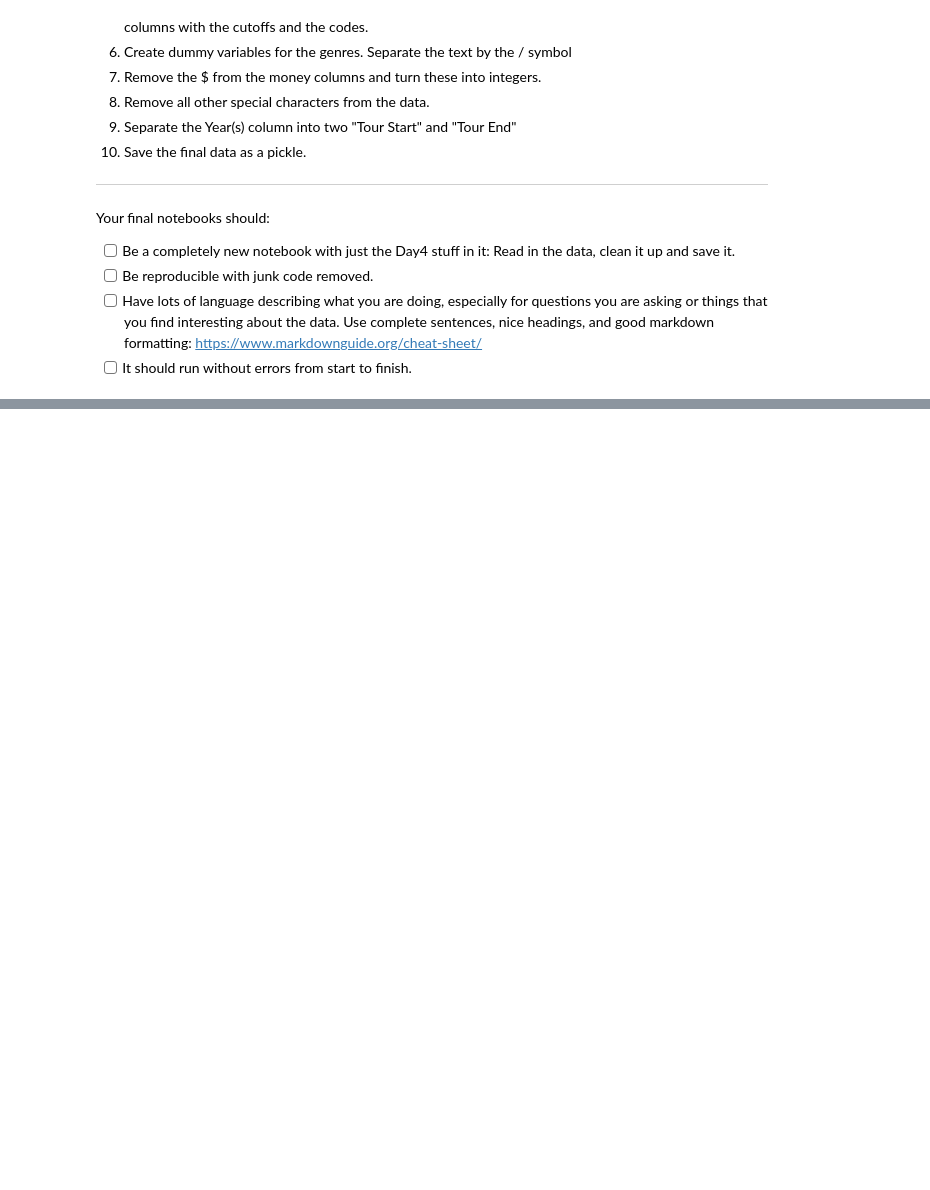
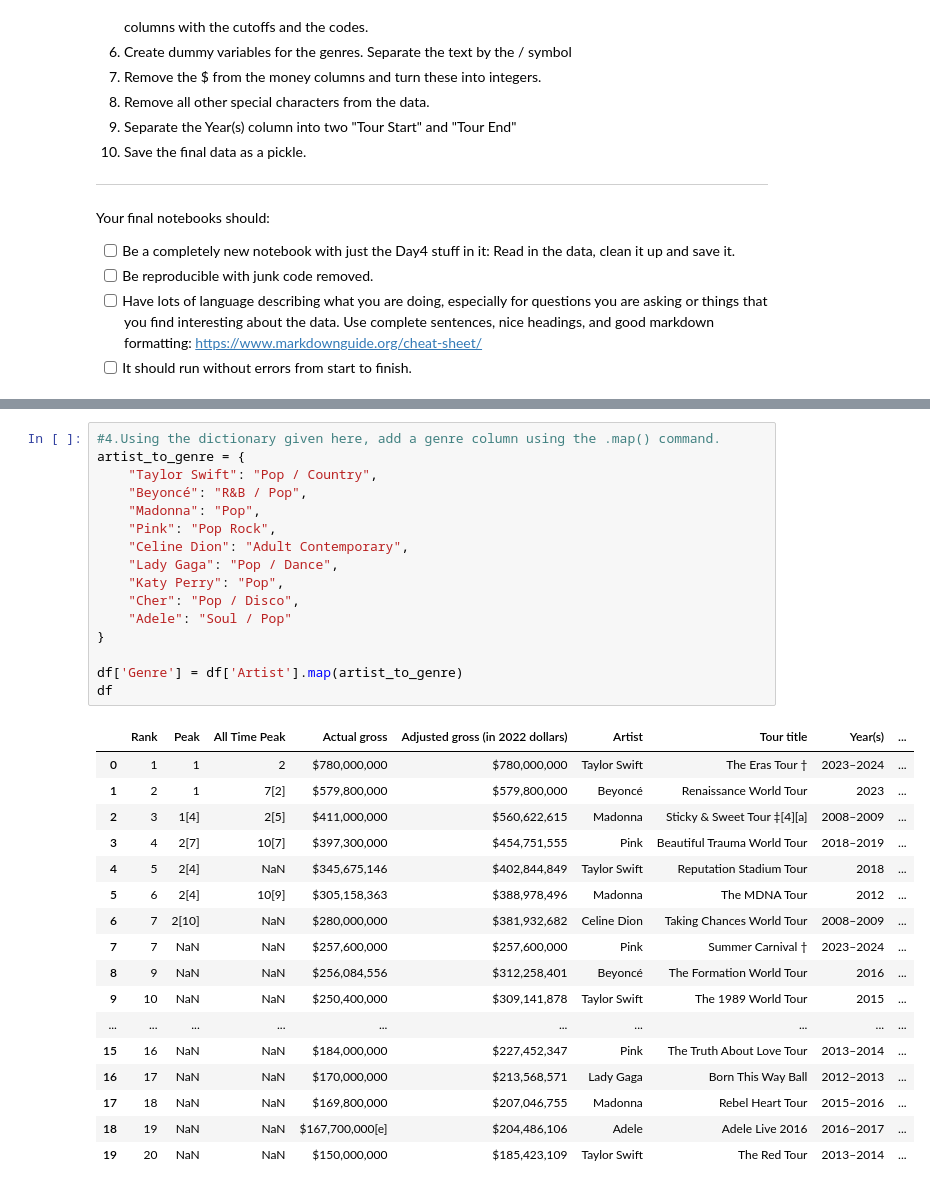
Before and after one commit to JesusPlascencia1/DATA201_Jesus_Plascencia_Code, a Jupyter notebook: Day4/HW_day4.ipynb, the cells around one changed output, grey strips where cells are left out. Saved outputs shown, nothing was run; the diff lists cells and outputs as text; blank space fills up the shorter version.

```diff
--- a/Day4/HW_day4.ipynb
+++ b/Day4/HW_day4.ipynb
@@ -257,0 +308,34 @@ print(r(t))
+# %%
+#4.Using the dictionary given here, add a genre column using the .map() command.
+artist_to_genre = {
+    "Taylor Swift": "Pop / Country",
+    "Beyoncé": "R&B / Pop",
+    "Madonna": "Pop",
+    "Pink": "Pop Rock",
+    "Celine Dion": "Adult Contemporary",
+    "Lady Gaga": "Pop / Dance",
+    "Katy Perry": "Pop",
+    "Cher": "Pop / Disco",
+    "Adele": "Soul / Pop"
+}
+
+df['Genre'] = df['Artist'].map(artist_to_genre)
+df
+# %% [output]
+|  | Rank | Peak | All Time Peak | Actual gross | Adjusted gross (in 2022 dollars) | Artist | Tour title | Year(s) | ... |
+| 0 | 1 | 1 | 2 | $780,000,000 | $780,000,000 | Taylor Swift | The Eras Tour † | 2023–2024 | ... |
+| 1 | 2 | 1 | 7[2] | $579,800,000 | $579,800,000 | Beyoncé | Renaissance World Tour | 2023 | ... |
+| 2 | 3 | 1[4] | 2[5] | $411,000,000 | $560,622,615 | Madonna | Sticky & Sweet Tour ‡[4][a] | 2008–2009 | ... |
+| 3 | 4 | 2[7] | 10[7] | $397,300,000 | $454,751,555 | Pink | Beautiful Trauma World Tour | 2018–2019 | ... |
+| 4 | 5 | 2[4] | NaN | $345,675,146 | $402,844,849 | Taylor Swift | Reputation Stadium Tour | 2018 | ... |
+| 5 | 6 | 2[4] | 10[9] | $305,158,363 | $388,978,496 | Madonna | The MDNA Tour | 2012 | ... |
+| 6 | 7 | 2[10] | NaN | $280,000,000 | $381,932,682 | Celine Dion | Taking Chances World Tour | 2008–2009 | ... |
+| 7 | 7 | NaN | NaN | $257,600,000 | $257,600,000 | Pink | Summer Carnival † | 2023–2024 | ... |
+| 8 | 9 | NaN | NaN | $256,084,556 | $312,258,401 | Beyoncé | The Formation World Tour | 2016 | ... |
+| 9 | 10 | NaN | NaN | $250,400,000 | $309,141,878 | Taylor Swift | The 1989 World Tour | 2015 | ... |
+| ... | ... | ... | ... | ... | ... | ... | ... | ... | ... |
+| 15 | 16 | NaN | NaN | $184,000,000 | $227,452,347 | Pink | The Truth About Love Tour | 2013–2014 | ... |
+| 16 | 17 | NaN | NaN | $170,000,000 | $213,568,571 | Lady Gaga | Born This Way Ball | 2012–2013 | ... |
+| 17 | 18 | NaN | NaN | $169,800,000 | $207,046,755 | Madonna | Rebel Heart Tour | 2015–2016 | ... |
+| 18 | 19 | NaN | NaN | $167,700,000[e] | $204,486,106 | Adele | Adele Live 2016 | 2016–2017 | ... |
+| 19 | 20 | NaN | NaN | $150,000,000 | $185,423,109 | Taylor Swift | The Red Tour | 2013–2014 | ... |
```
Also changed, not shown: parts of 16 cells of this notebook, 3 other files.
